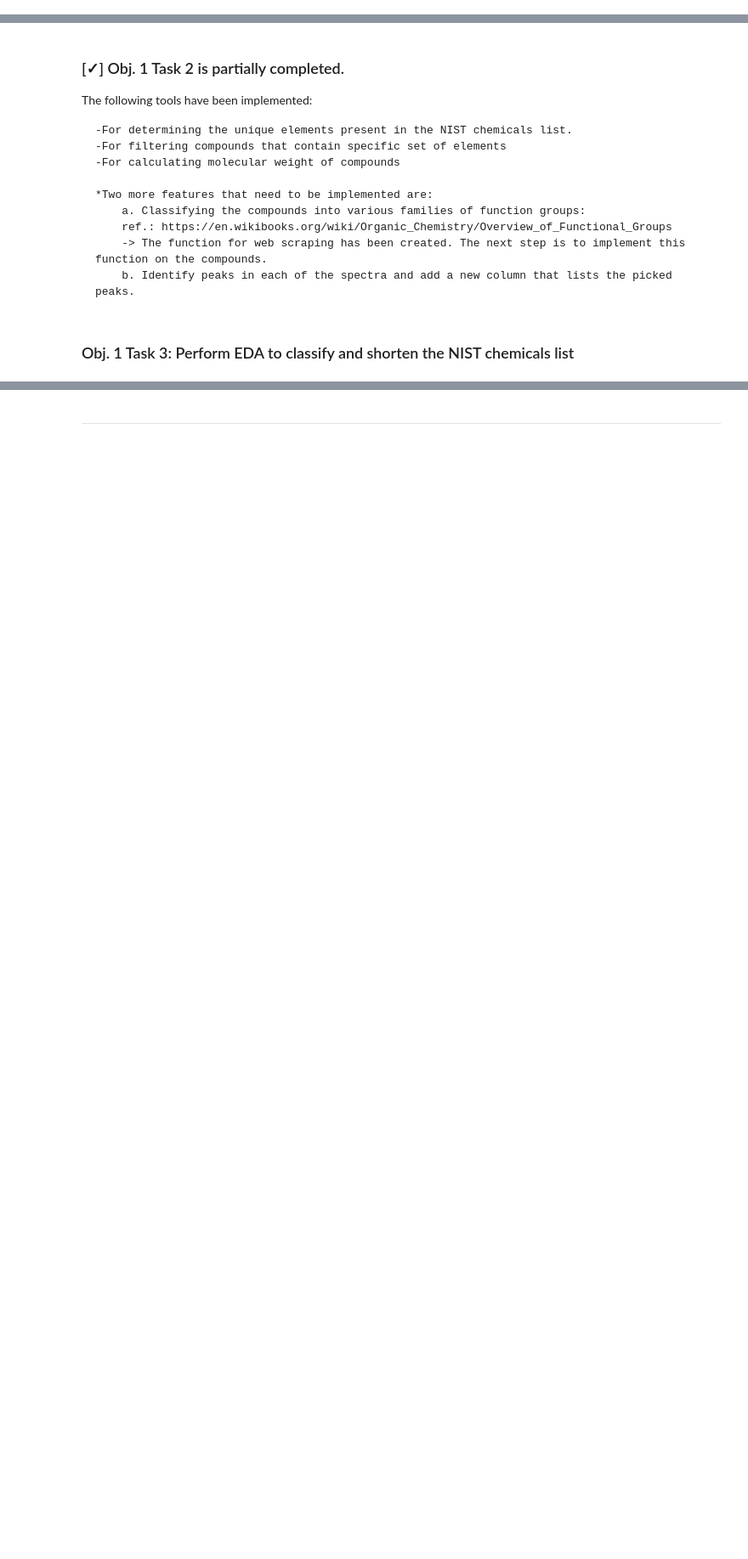
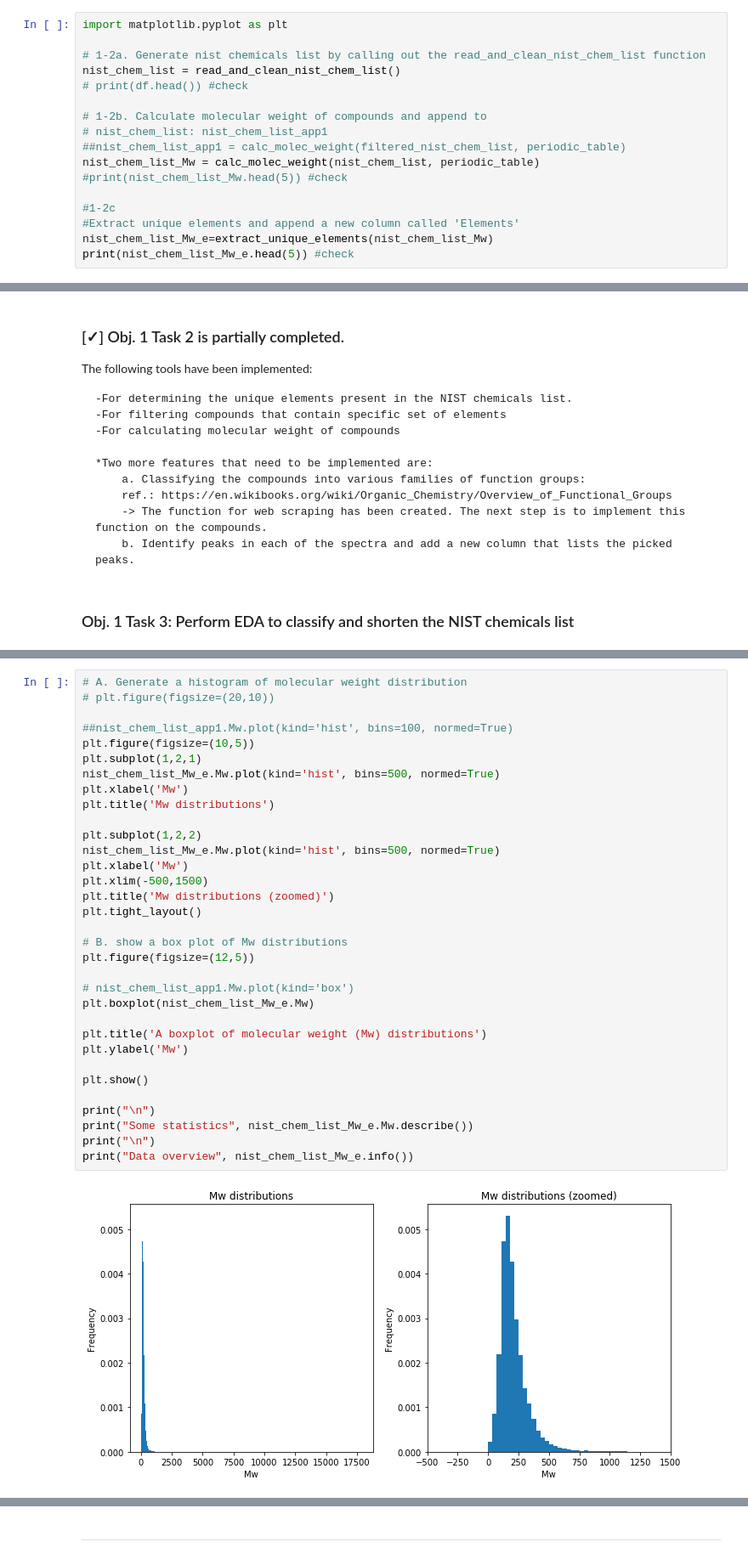
Before and after one commit to rayguna/IR-spectra-analyzer, a Jupyter notebook: IR-analyzer (MAIN).ipynb, the cells around one changed output, grey strips where cells are left out. Shown at 85% size. Cells and saved outputs as stored; diff of their text form; blank space fills up the shorter version.

```diff
--- a/IR-analyzer (MAIN).ipynb
+++ b/IR-analyzer (MAIN).ipynb
@@ -385,0 +376,17 @@ CAS
+# %%
+import matplotlib.pyplot as plt
+
+# 1-2a. Generate nist chemicals list by calling out the read_and_clean_nist_chem_list function
+nist_chem_list = read_and_clean_nist_chem_list()
+# print(df.head()) #check
+
+# 1-2b. Calculate molecular weight of compounds and append to
+# nist_chem_list: nist_chem_list_app1
+##nist_chem_list_app1 = calc_molec_weight(filtered_nist_chem_list, periodic_table)
+nist_chem_list_Mw = calc_molec_weight(nist_chem_list, periodic_table)
+#print(nist_chem_list_Mw.head(5)) #check
+
+#1-2c
+#Extract unique elements and append a new column called 'Elements'
+nist_chem_list_Mw_e=extract_unique_elements(nist_chem_list_Mw)
+print(nist_chem_list_Mw_e.head(5)) #check
@@ -487,0 +592,35 @@ Data overview None
+# %%
+# A. Generate a histogram of molecular weight distribution
+# plt.figure(figsize=(20,10))
+
+##nist_chem_list_app1.Mw.plot(kind='hist', bins=100, normed=True)
+plt.figure(figsize=(10,5))
+plt.subplot(1,2,1)
+nist_chem_list_Mw_e.Mw.plot(kind='hist', bins=500, normed=True)
+plt.xlabel('Mw')
+plt.title('Mw distributions')
+
+plt.subplot(1,2,2)
+nist_chem_list_Mw_e.Mw.plot(kind='hist', bins=500, normed=True)
+plt.xlabel('Mw')
+plt.xlim(-500,1500)
+plt.title('Mw distributions (zoomed)')
+plt.tight_layout()
+
+# B. show a box plot of Mw distributions
+plt.figure(figsize=(12,5))
+
+# nist_chem_list_app1.Mw.plot(kind='box')
+plt.boxplot(nist_chem_list_Mw_e.Mw)
+
+plt.title('A boxplot of molecular weight (Mw) distributions')
+plt.ylabel('Mw')
+
+plt.show()
+
+print("\n")
+print("Some statistics", nist_chem_list_Mw_e.Mw.describe())
+print("\n")
+print("Data overview", nist_chem_list_Mw_e.info())
+# %% [output]
+[figure, added]
```
Also changed, not shown: parts of 17 cells of this notebook.
